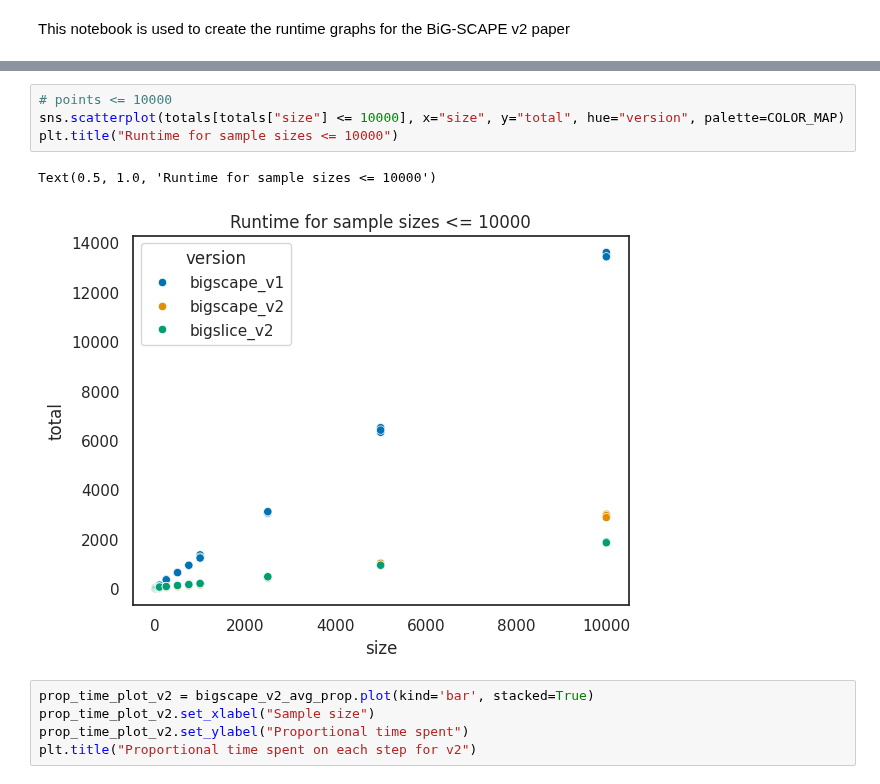
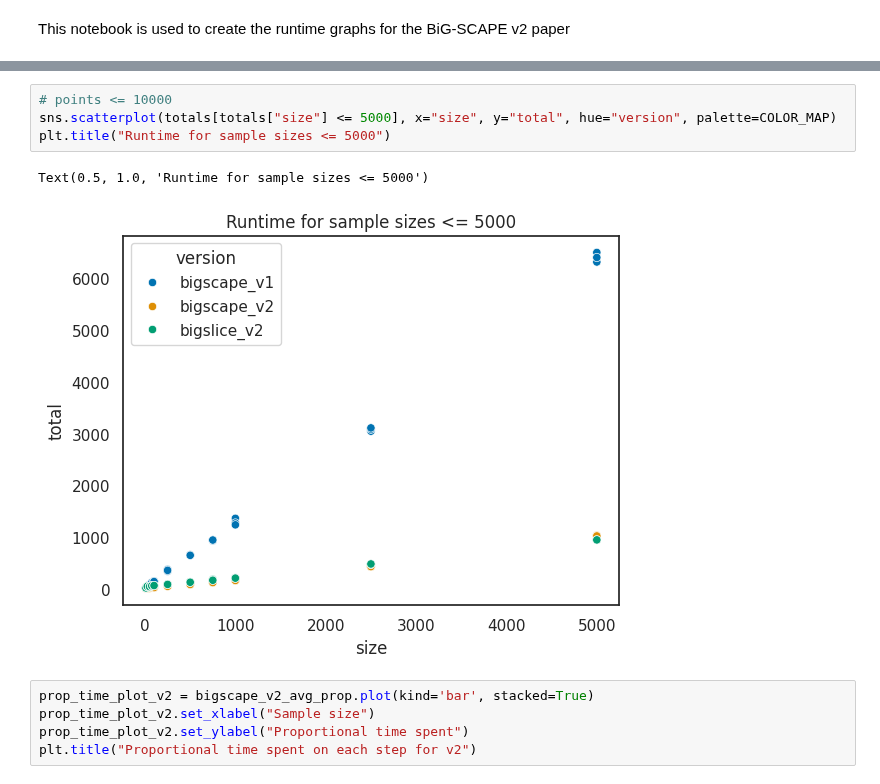
Before and after one commit to adraismawur/bigscape-v2-notebooks, a Jupyter notebook: runtimes.ipynb, the cells around one changed output, grey strips where cells are left out. Drawn from its saved outputs; the diff is of its cells as text.

Commit message:
add modes lots of minor changes to graphs

```diff
--- a/runtimes.ipynb
+++ b/runtimes.ipynb
@@ -71,10 +85,10 @@ sns.scatterplot(totals, x="size", y="total", hue="version", palette=COLOR_MAP)
 # %%
 # points <= 10000
-sns.scatterplot(totals[totals["size"] <= 10000], x="size", y="total", hue="version", palette=COLOR_MAP)
-plt.title("Runtime for sample sizes <= 10000")
+sns.scatterplot(totals[totals["size"] <= 5000], x="size", y="total", hue="version", palette=COLOR_MAP)
+plt.title("Runtime for sample sizes <= 5000")
 # %% [output]
-Text(0.5, 1.0, 'Runtime for sample sizes <= 10000')
+Text(0.5, 1.0, 'Runtime for sample sizes <= 5000')
-[figure, old version]
+[figure, new version]
 # %%
 prop_time_plot_v2 = bigscape_v2_avg_prop.plot(kind='bar', stacked=True)
 prop_time_plot_v2.set_xlabel("Sample size")
```
Also changed, not shown: parts of 5 cells of this notebook, 1 other file.
